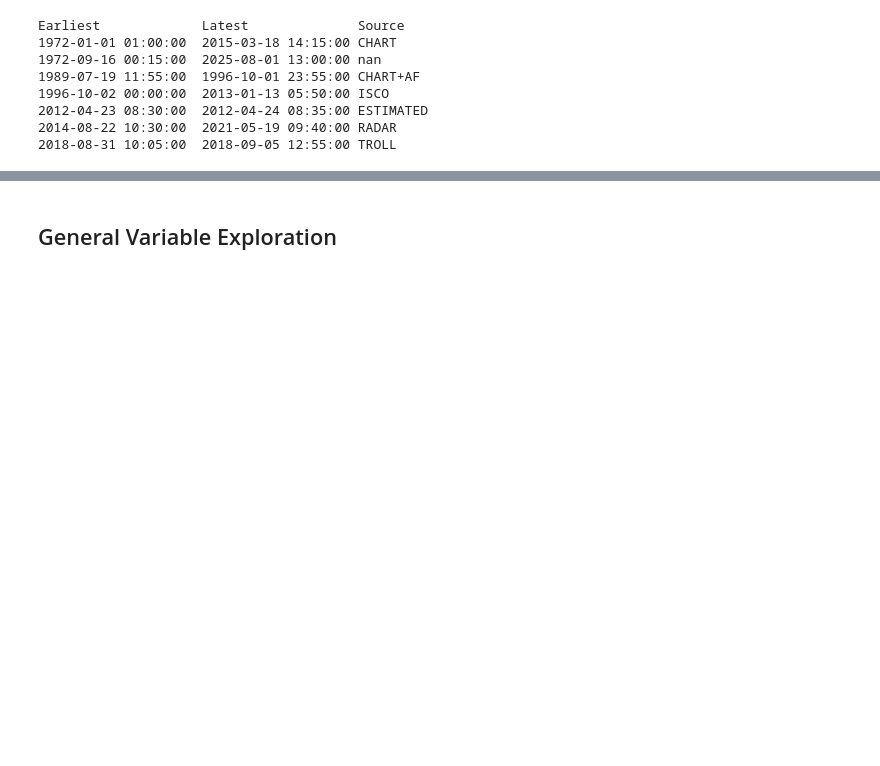
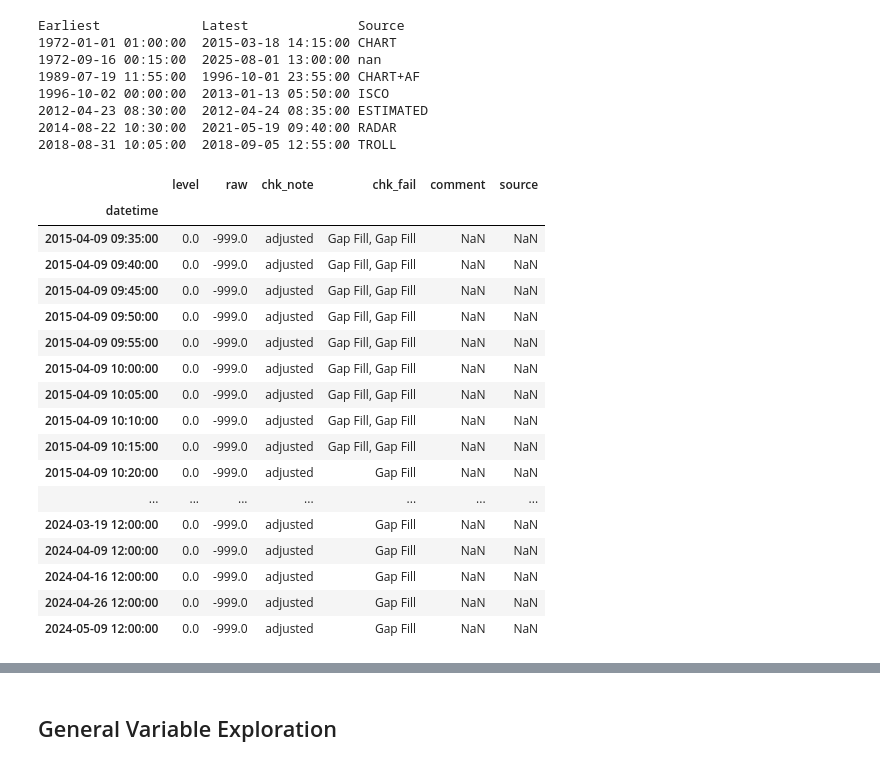
Before and after one commit to gmcginnis/info-698-capstone, a Jupyter notebook: 01_eda.ipynb, the cells around one changed output, grey strips where cells are left out. Drawn from its saved outputs; the diff is of its cells as text; code cells hidden in the pictures; blank space fills up the shorter version.

Commit message:
Removing old code; checking missing vals

```diff
--- a/01_eda.ipynb
+++ b/01_eda.ipynb
@@ -225,11 +216,15 @@ Earliest             Latest              Source
 # Exclude old chart data
 # data_combined = data_all_combined[~data_all_combined['source'].str.contains("CHART", na=False)]
 # data_combined = data_all_combined[~data_all_combined['source']=="CHART"]
-data_combined = data_all_combined[data_all_combined['source']!='CHART']
+
+# Filter the dataset to only be non-CHART values
+data_combined = data_all_combined[data_all_combined['source'] != 'CHART']
+
 # Remove missing values
-data_combined = data_combined[data_combined['chk_note']!='missing']
+# data_combined = data_combined[data_combined['chk_note'] != 'missing']
+## Note- not all -999 values are tagged as missing...
 
-# Arrange for visualization & indexing
+# Arrange
 data_combined = data_combined.sort_index()
 # Remove a few extra points
 data_combined = data_combined['1978-01-01 00:00:01':]
@@ -251,6 +246,29 @@ data_rainfall = filter_dates(data_all_rainfall)
 data_soil_deep = filter_dates(data_all_soil_deep)
 data_soil_shallow = filter_dates(data_all_soil_shallow)
 # data_nochart_soil_shallow[~data_nochart_soil_shallow['sample'].isin(["1","2","3","4","5","6","7","8","9","10"])]
+# %%
+# data_combined[data_combined['chk_note'] == 'missing']
+# data_combined[((data_combined['level'] == 0.0) & (data_combined['raw'] <= -990))]
+data_combined[((data_combined['level'] == 0.0) & (data_combined['raw'] <= -990) & (data_combined['chk_note'] != 'missing'))]
+# %% [output]
+|  | level | raw | chk_note | chk_fail | comment | source |
+| datetime |  |  |  |  |  |  |
+| 2015-04-09 09:35:00 | 0.0 | -999.0 | adjusted | Gap Fill, Gap Fill | NaN | NaN |
+| 2015-04-09 09:40:00 | 0.0 | -999.0 | adjusted | Gap Fill, Gap Fill | NaN | NaN |
+| 2015-04-09 09:45:00 | 0.0 | -999.0 | adjusted | Gap Fill, Gap Fill | NaN | NaN |
+| 2015-04-09 09:50:00 | 0.0 | -999.0 | adjusted | Gap Fill, Gap Fill | NaN | NaN |
+| 2015-04-09 09:55:00 | 0.0 | -999.0 | adjusted | Gap Fill, Gap Fill | NaN | NaN |
+| 2015-04-09 10:00:00 | 0.0 | -999.0 | adjusted | Gap Fill, Gap Fill | NaN | NaN |
+| 2015-04-09 10:05:00 | 0.0 | -999.0 | adjusted | Gap Fill, Gap Fill | NaN | NaN |
+| 2015-04-09 10:10:00 | 0.0 | -999.0 | adjusted | Gap Fill, Gap Fill | NaN | NaN |
+| 2015-04-09 10:15:00 | 0.0 | -999.0 | adjusted | Gap Fill, Gap Fill | NaN | NaN |
+| 2015-04-09 10:20:00 | 0.0 | -999.0 | adjusted | Gap Fill | NaN | NaN |
+| ... | ... | ... | ... | ... | ... | ... |
+| 2024-03-19 12:00:00 | 0.0 | -999.0 | adjusted | Gap Fill | NaN | NaN |
+| 2024-04-09 12:00:00 | 0.0 | -999.0 | adjusted | Gap Fill | NaN | NaN |
+| 2024-04-16 12:00:00 | 0.0 | -999.0 | adjusted | Gap Fill | NaN | NaN |
+| 2024-04-26 12:00:00 | 0.0 | -999.0 | adjusted | Gap Fill | NaN | NaN |
+| 2024-05-09 12:00:00 | 0.0 | -999.0 | adjusted | Gap Fill | NaN | NaN |
 # %%
 # Remove old stuff
 del data_all_combined, data_all_rainfall, data_all_soil_shallow, data_all_soil_deep
```
Also changed, not shown: parts of 7 cells of this notebook.
